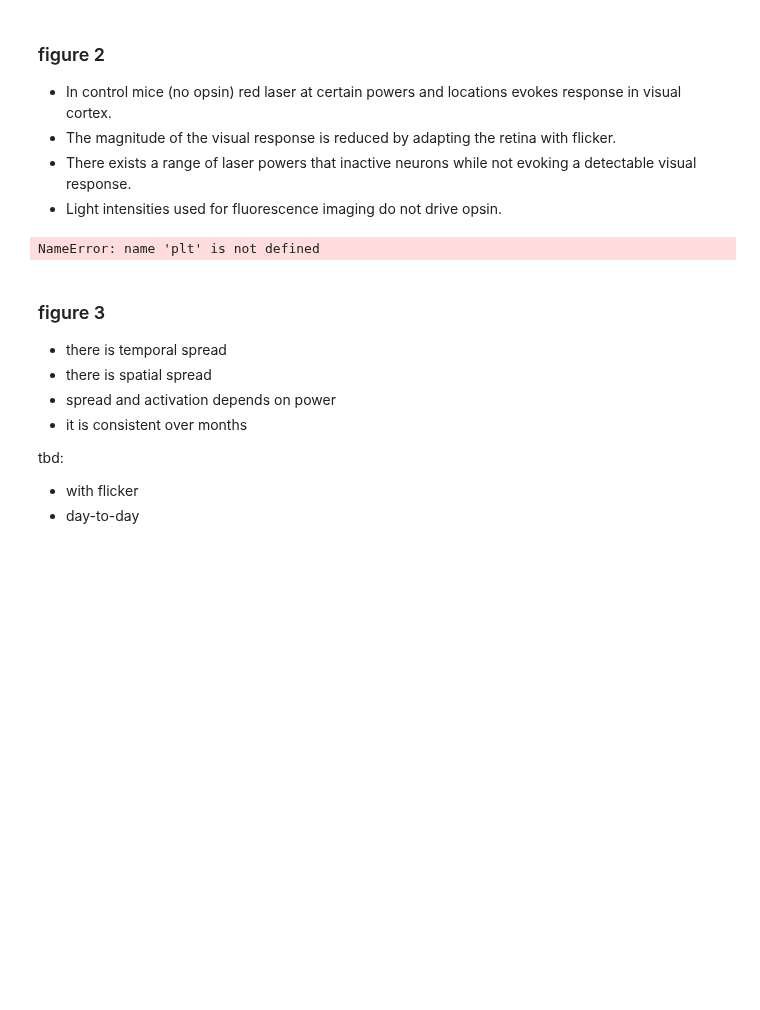
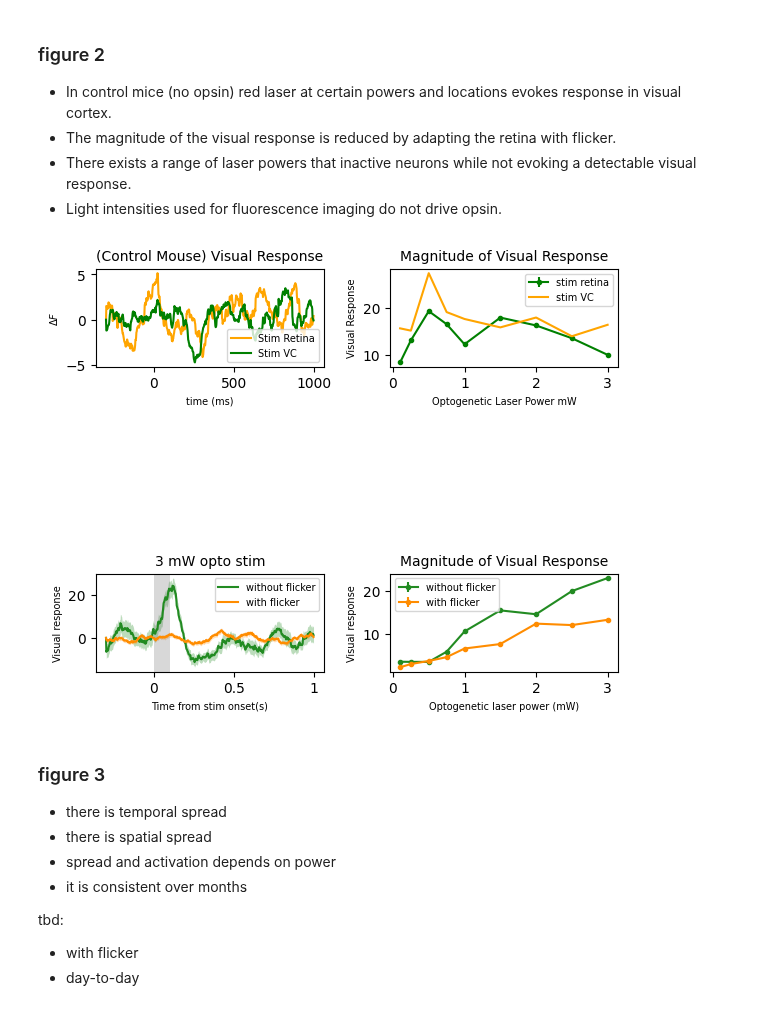
Before and after one commit to paschamatveev/wfOptoProject, a Jupyter notebook: wf + opto/copy figure-prep.ipynb, the cells around one changed output. Saved outputs shown, nothing was run; the diff lists cells and outputs as text; code cells hidden in the pictures; blank space fills up the shorter version.

```diff
--- a/wf + opto/copy figure-prep.ipynb
+++ b/wf + opto/copy figure-prep.ipynb
@@ -211,16 +195,17 @@ def activityStim(ax):
     '''
     in a control mouse - activity in the VC when stimulating retina and when stimulating VC
     using power 2
+    pixel - 150,450 lower left
     '''
-    power = np.squeeze(np.argwhere(dataVis.laserPowers==3))
+    power = np.squeeze(np.argwhere(dataVis.laserPowers==1))
     locTop = np.squeeze(np.argwhere(dataVis.galvoY==0))
     locBot = np.squeeze(np.argwhere(dataVis.galvoY==2.5))
     n_samples=650
 
     #stim retina
-    indexRetina = np.intersect1d(power,locTop)
-    pixel_ixRetina = np.ravel_multi_index((450,150),(dataVis.px,dataVis.py))
-    onTimes = dataVis.laserOn[indexRetina]
+    indexRetina = np.intersect1d(power,locTop) #stimulation indeces - power, location top for retina
+    pixel_ixRetina = np.ravel_multi_index((450,150),(dataVis.px,dataVis.py)) #what pixel to track, lower left
+    onTimes = dataVis.laserOn[indexRetina] #get all the laser ons for the indeces
     trs = [np.linspace(-.3+on, 1+on, n_samples) for on in onTimes]
     trs = np.squeeze(np.array(trs))
     responseRet=[]
@@ -233,7 +218,7 @@ def activityStim(ax):
     responseRet = np.array(responseRet)
 
     #stim VC
-    indexVC = np.intersect1d(power,locBot)
+    indexVC = np.intersect1d(power,locBot) #stimulation indeces - power, location bottom for vc
     pixel_ixVC = np.ravel_multi_index((450,150),(dataVis.py,dataVis.px))
     onTimes = dataVis.laserOn[indexVC]
     trs = [np.linspace(-.3+on, 1+on, n_samples) for on in onTimes]
@@ -319,7 +304,7 @@ def powActivity(ax):
     constant=100
 
     plt.errorbar(np.unique(dataVis.laserPowers),retinaInt/constant,c='green',label='stim retina',**dotkwargs)
-    plt.errorbar(np.unique(dataVis.laserPowers),vcInt/constant,c='orange',label='stim VC')
+    plt.errorbar(np.unique(dataVis.laserPowers),vcInt/constant,c='orange',label='stim VC',**dotkwargs)
     plt.legend(fontsize=7)
     plt.xlabel('Optogenetic Laser Power mW',fontsize=7)
     plt.ylabel('Visual Response',fontsize=7)
@@ -442,30 +427,30 @@ def adaptResp(ax):
 # %%
 # figure plotting
 
-f = plt.figure(figsize=(4,15))
+f = plt.figure(figsize=(6,15))
 gs=mpl.gridspec.GridSpec(10,2)
 
-# ax = plt.subplot(gs[0])
-# controlBrain(ax)
+# # ax = plt.subplot(gs[0])
+# # controlBrain(ax)
 
 ax = plt.subplot(gs[2])
 activityStim(ax)
 
-ax = plt.subplot(gs[4])
+ax = plt.subplot(gs[3])
 powActivity(ax)
 
 ax = plt.subplot(gs[6])
 visResp(ax)
 
 ax = plt.subplot(gs[7])
 adaptResp(ax)
 
-ax = plt.subplot(8)
-opsinLight(ax)
+# ax = plt.subplot(8)
+# opsinLight(ax)
 
 f.tight_layout()
 # %% [output]
-NameError: name 'plt' is not defined
+[figure, added]
 # %% [markdown]
 ### figure 3
 
```
Also changed, not shown: parts of 15 cells of this notebook.
